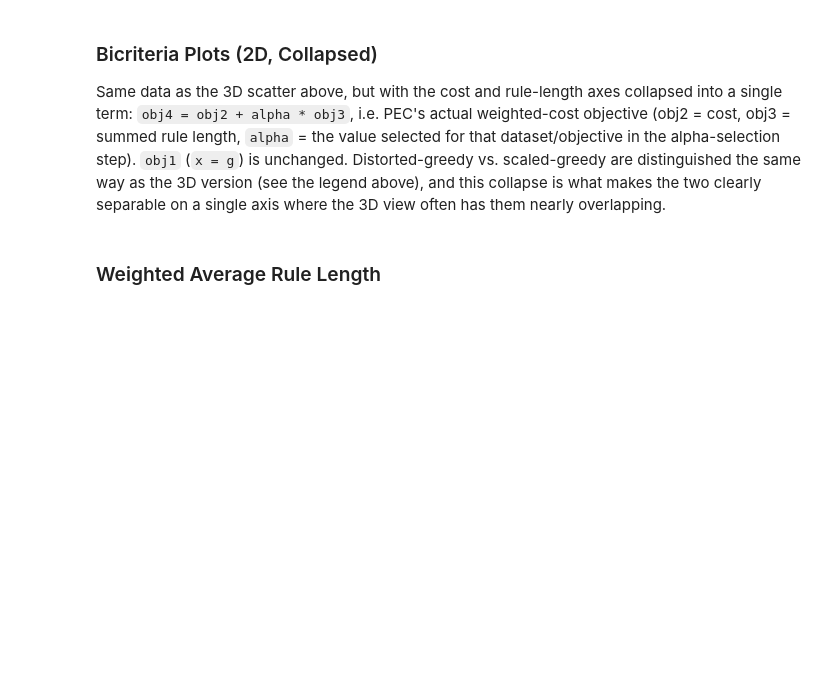
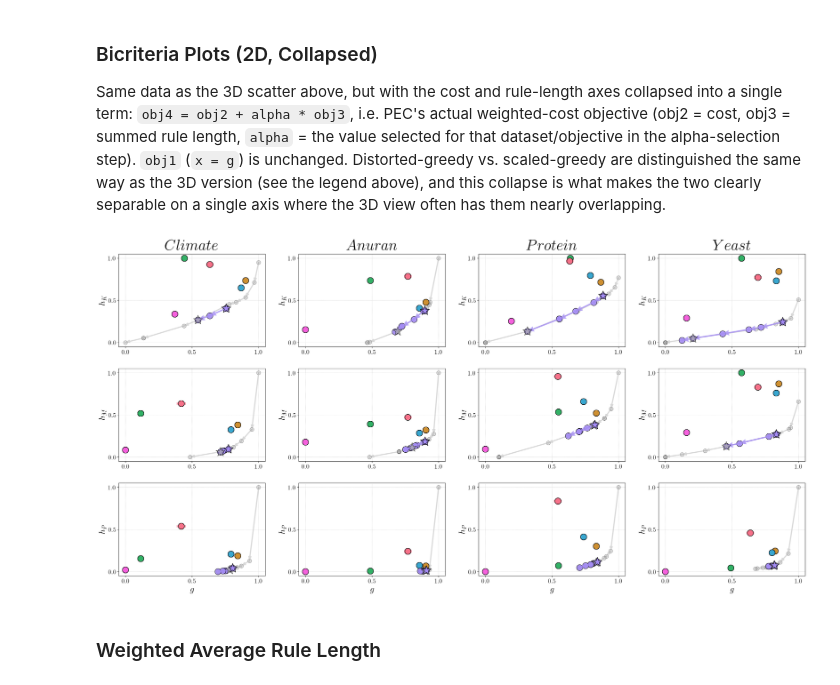
Before and after one commit to kevinqnb/interpretable-clustering, a Jupyter notebook: examples/experiments.ipynb, the cells around one changed output. Drawn from its saved outputs; the diff is of its cells as text; code cells hidden in the pictures; blank space fills up the shorter version.

```diff
--- a/examples/experiments.ipynb
+++ b/examples/experiments.ipynb
@@ -1464,38 +1500,40 @@ for i, (dataset, objective_result_dict) in enumerate(scatter_dict_2d.items()):
                         units='dots', width=4.8,
                         color=color, alpha=0.8,
                         headwidth=4, headlength=5, zorder=4,
                     )
 
                 if lambda_star_idx is not None:
                     ax.scatter(
                         x[lambda_star_idx], y4[lambda_star_idx],
                         marker='*', s=600, color=color, edgecolor='black',
                         linewidth=1.2, zorder=6,
                     )
 
         ax.set_xlim(-0.05, 1.05)
         ax.set_ylim(-0.05, 1.05)
         ax.set_xticks([0, 0.5, 1])
         ax.set_yticks([0, 0.5, 1])
         ax.tick_params(axis='both', which='major', labelsize=16)
 
         if j == 0:
             if dataset == "kddcup":
                 ax.set_title(rf"$KDDCup$", pad=10)
             else:
                 ax.set_title(rf"${dataset.capitalize()}$", pad=10)
 
         if j == len(objective_names) - 1:
             ax.set_xlabel(r"$g$", fontsize=22)
         ax.set_ylabel(rf"$h_{{{function_name_dict[j]}}}$", fontsize=22)
 
 plt.tight_layout()
 
-#plt.savefig(
-#    "../figures/experiments/bicriteria_2d.pdf",
-#    bbox_inches='tight',
-#    dpi=300
-#)
+plt.savefig(
+    "../figures/experiments/bicriteria_2d.pdf",
+    bbox_inches='tight',
+    dpi=300
+)
+# %% [output]
+[figure, added]
 # %% [markdown]
 ### Weighted Average Rule Length
 # %%
```
Also changed, not shown: parts of 14 cells of this notebook, 12 other files.
